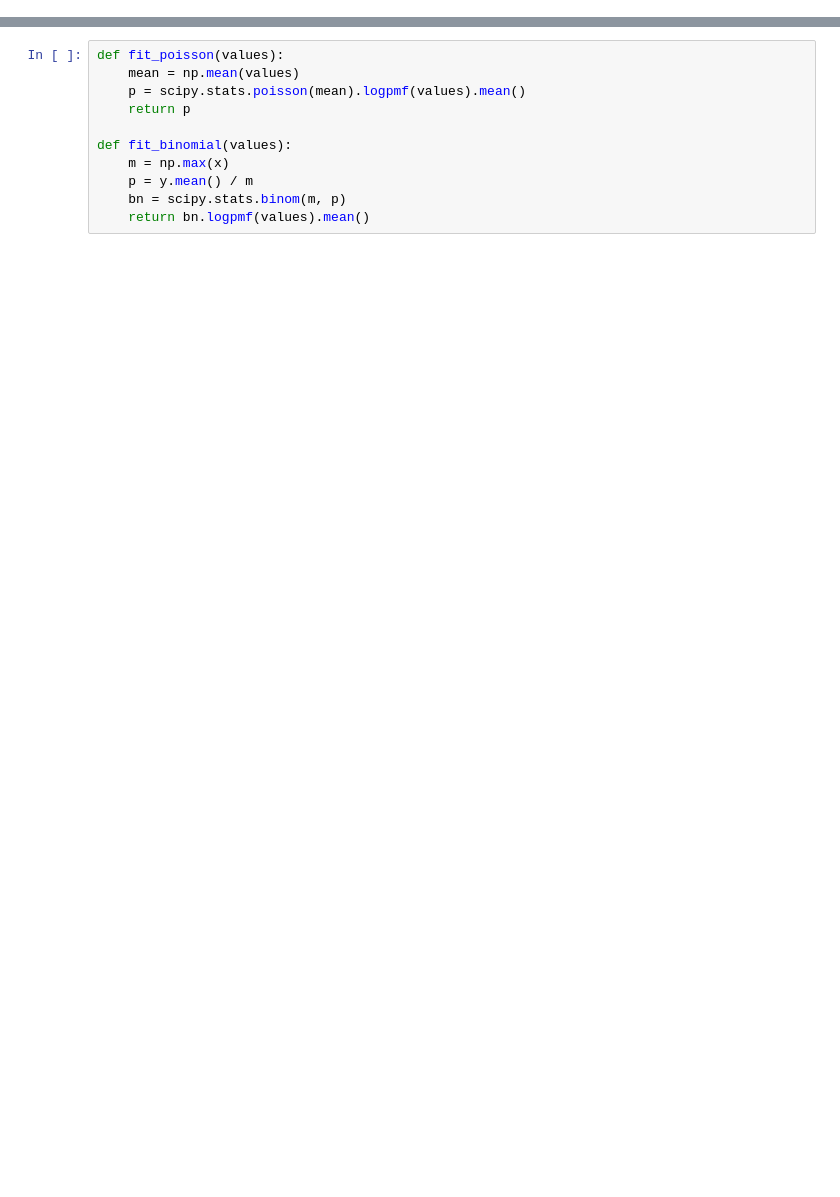
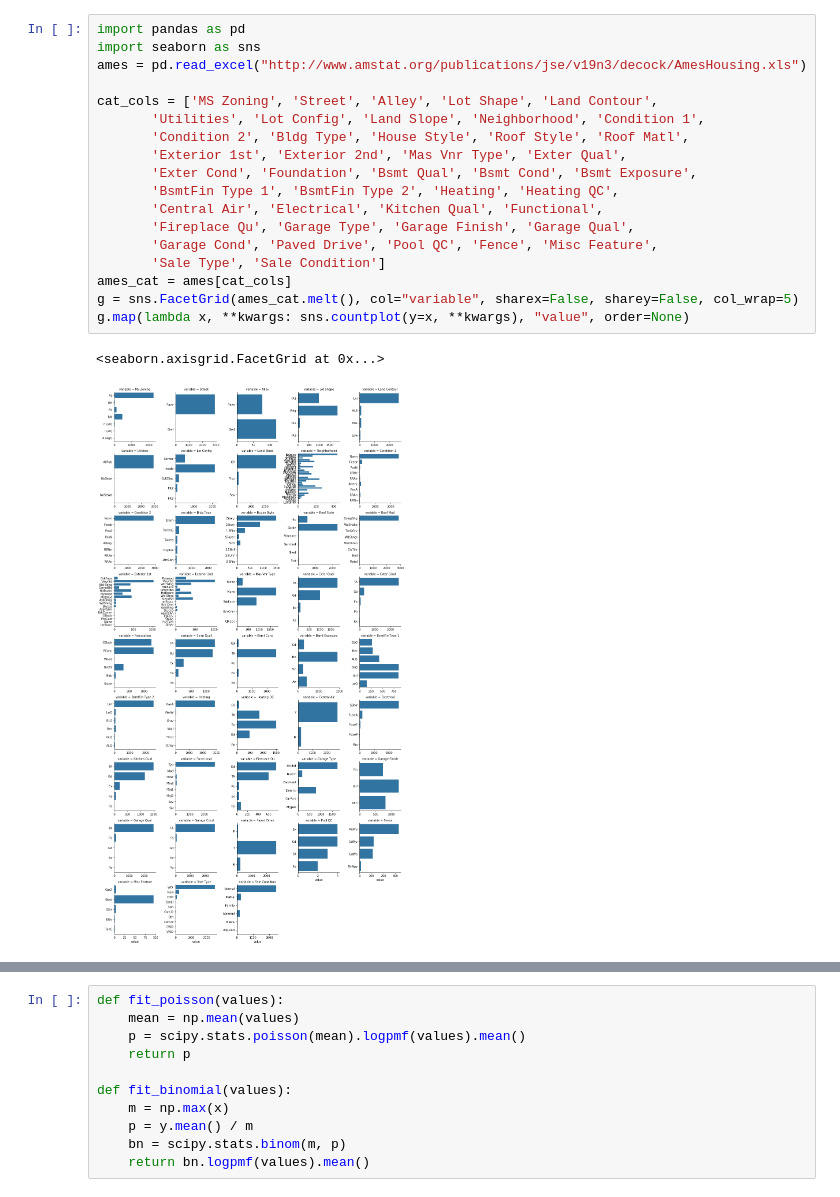
Before and after one commit to dabl/dabl, a Jupyter notebook: testing.ipynb, the cells around one changed output, grey strips where cells are left out. Saved outputs shown, nothing was run; the diff lists cells and outputs as text; blank space fills up the shorter version.

```diff
--- a/testing.ipynb
+++ b/testing.ipynb
@@ -268,0 +20,21 @@ Index(['Order', 'PID', 'MS SubClass', 'MS Zoning', 'Lot Frontage', 'Lot Area',
+# %%
+import pandas as pd
+import seaborn as sns
+ames = pd.read_excel("http://www.amstat.org/publications/jse/v19n3/decock/AmesHousing.xls")
+
+cat_cols = ['MS Zoning', 'Street', 'Alley', 'Lot Shape', 'Land Contour',
+       'Utilities', 'Lot Config', 'Land Slope', 'Neighborhood', 'Condition 1',
+       'Condition 2', 'Bldg Type', 'House Style', 'Roof Style', 'Roof Matl',
+       'Exterior 1st', 'Exterior 2nd', 'Mas Vnr Type', 'Exter Qual',
+       'Exter Cond', 'Foundation', 'Bsmt Qual', 'Bsmt Cond', 'Bsmt Exposure',
+       'BsmtFin Type 1', 'BsmtFin Type 2', 'Heating', 'Heating QC',
+       'Central Air', 'Electrical', 'Kitchen Qual', 'Functional',
+       'Fireplace Qu', 'Garage Type', 'Garage Finish', 'Garage Qual',
+       'Garage Cond', 'Paved Drive', 'Pool QC', 'Fence', 'Misc Feature',
+       'Sale Type', 'Sale Condition']
+ames_cat = ames[cat_cols]
+g = sns.FacetGrid(ames_cat.melt(), col="variable", sharex=False, sharey=False, col_wrap=5)
+g.map(lambda x, **kwargs: sns.countplot(y=x, **kwargs), "value", order=None)
+# %% [output]
+<seaborn.axisgrid.FacetGrid at 0x...>
+[figure, added]
```
Also changed, not shown: parts of 87 cells of this notebook, 3 other files.
